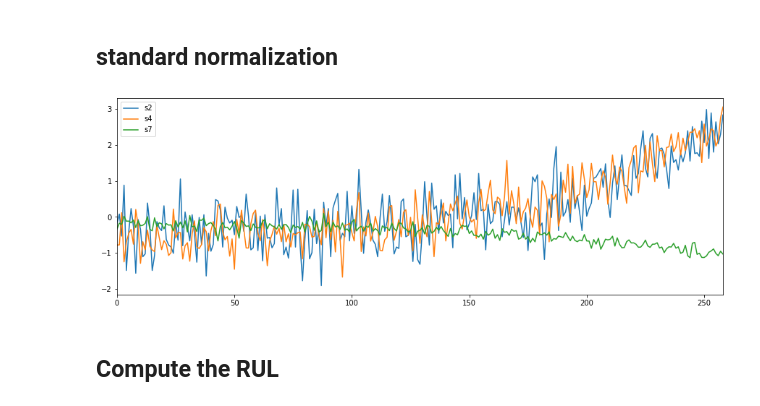
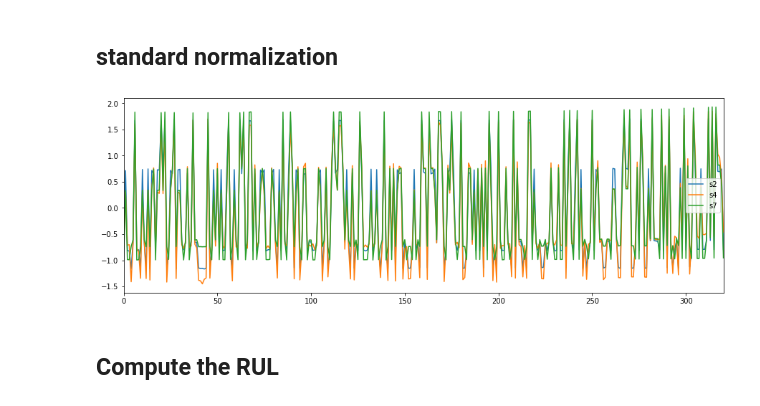
Before and after one commit to gaoyuting21/gaoyuting, a Jupyter notebook: FD004.ipynb, the cells around one changed output. Drawn from its saved outputs; the diff is of its cells as text; code cells hidden in the pictures.

```diff
--- a/FD004.ipynb
+++ b/FD004.ipynb
@@ -60,8 +60,8 @@ def cal_diff(df, sensor_name,diff_periods = 40):
     sensor_diff = []
     sensor_diff_temp = []
     for _id in set(df['engine_id']):
-        trainFD003_of_one_id =  df[df['engine_id'] == _id]
-        s = pd.Series(trainFD003_of_one_id[sensor_name])
+        trainFD004_of_one_id =  df[df['engine_id'] == _id]
+        s = pd.Series(trainFD004_of_one_id[sensor_name])
         #判断每一个数列的长度是否大于diff_periods
         if len(s)>diff_periods:
             sensor_diff_temp=s.diff(periods=diff_periods)
@@ -79,8 +79,8 @@ def cal_diff(df, sensor_name,diff_periods = 40):
 #from Feature_extention import cal_diff
 # %%
 #get all the names of sensors
-list(train_FD003.columns)
-sensor_name = list(train_FD003.columns)
+list(train_FD004.columns)
+sensor_name = list(train_FD004.columns)
 sensor_name = sensor_name[2:16]
 sensor_name
 # %% [output]
@@ -101,9 +101,9 @@ sensor_name
 # %%
 for i in range(len(sensor_name)):
     sensor_name_temp = sensor_name[i]
-    diff = cal_diff(train_FD003,sensor_name=sensor_name_temp)
+    diff = cal_diff(train_FD004,sensor_name=sensor_name_temp)
     name = sensor_name_temp+'_diff'
-    train_FD003[name] = diff
+    train_FD004[name] = diff
 # %%
 for i in range(len(sensor_name)):
     sensor_name_temp = sensor_name[i]
@@ -145,17 +145,17 @@ train_FD003.describe()
 #### standard normalization ####
 
 # Training 因为前两列是没有用的 engine_id cycle
-mean = train_FD003.iloc[:, 2:].mean()
-std = train_FD003.iloc[:, 2:].std()
+mean = train_FD004.iloc[:, 2:].mean()
+std = train_FD004.iloc[:, 2:].std()
 std.replace(0, 1, inplace=True)
-train_FD003.iloc[:, 2:] = (train_FD003.iloc[:, 2:] - mean) / std
+train_FD004.iloc[:, 2:] = (train_FD004.iloc[:, 2:] - mean) / std
 
 # Testing
-test_FD003.iloc[:, 2:] = (test_FD003.iloc[:, 2:] - mean) / std
+test_FD004.iloc[:, 2:] = (test_FD004.iloc[:, 2:] - mean) / std
 # %%
-train_FD003[train_FD003["engine_id"]==1][["s2","s4","s7"]].plot(figsize=(15,5));
+train_FD004[train_FD004["engine_id"]==1][["s2","s4","s7"]].plot(figsize=(15,5));
 # %% [output]
-[figure, old version]
+[figure, new version]
 # %% [markdown]
 ## Compute the RUL
 # %% [markdown]
```
Also changed, not shown: parts of 26 cells of this notebook, 3 other files.
